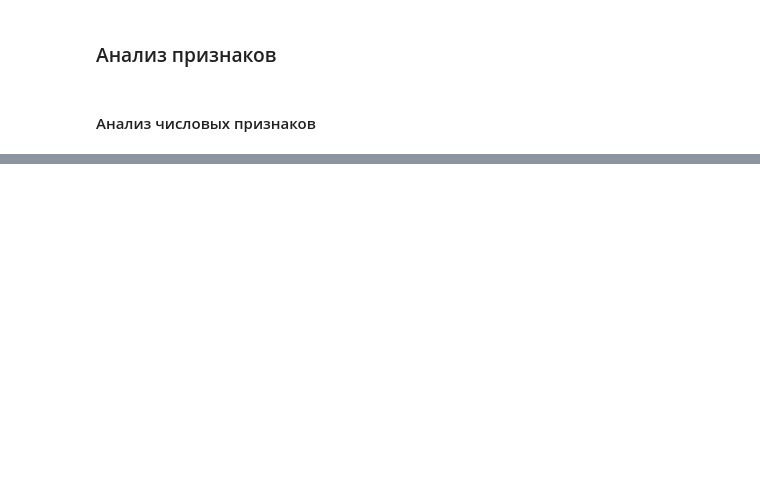
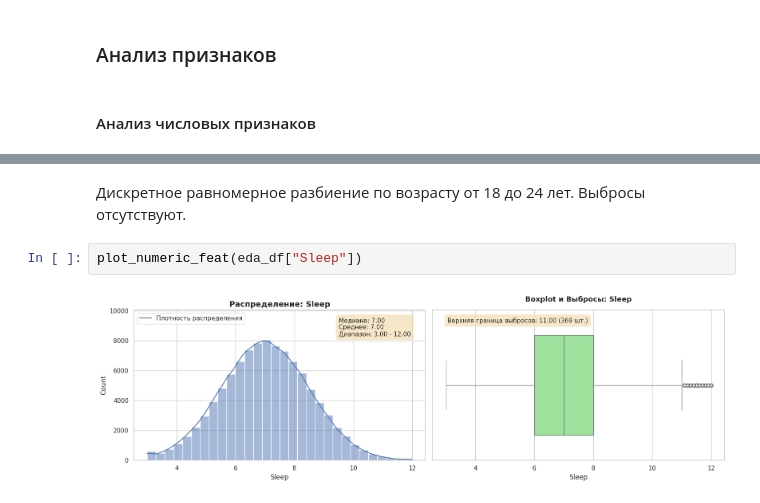
Before and after one commit to programx-dev/data-science-frameworks-sem2, a Jupyter notebook: main.ipynb, the cells around one changed output, grey strips where cells are left out. Cells and saved outputs as stored; diff of their text form; blank space fills up the shorter version.

```diff
--- a/main.ipynb
+++ b/main.ipynb
@@ -232,0 +326,6 @@ print(f"Людей с депрессией: {has_depression} ({depression_persen
+# %% [markdown]
+Дискретное равномерное разбиение по возрасту от 18 до 24 лет. Выбросы отсутствуют.
+# %%
+plot_numeric_feat(eda_df["Sleep"])
+# %% [output]
+[figure, added]
```
Also changed, not shown: parts of 41 cells of this notebook.
